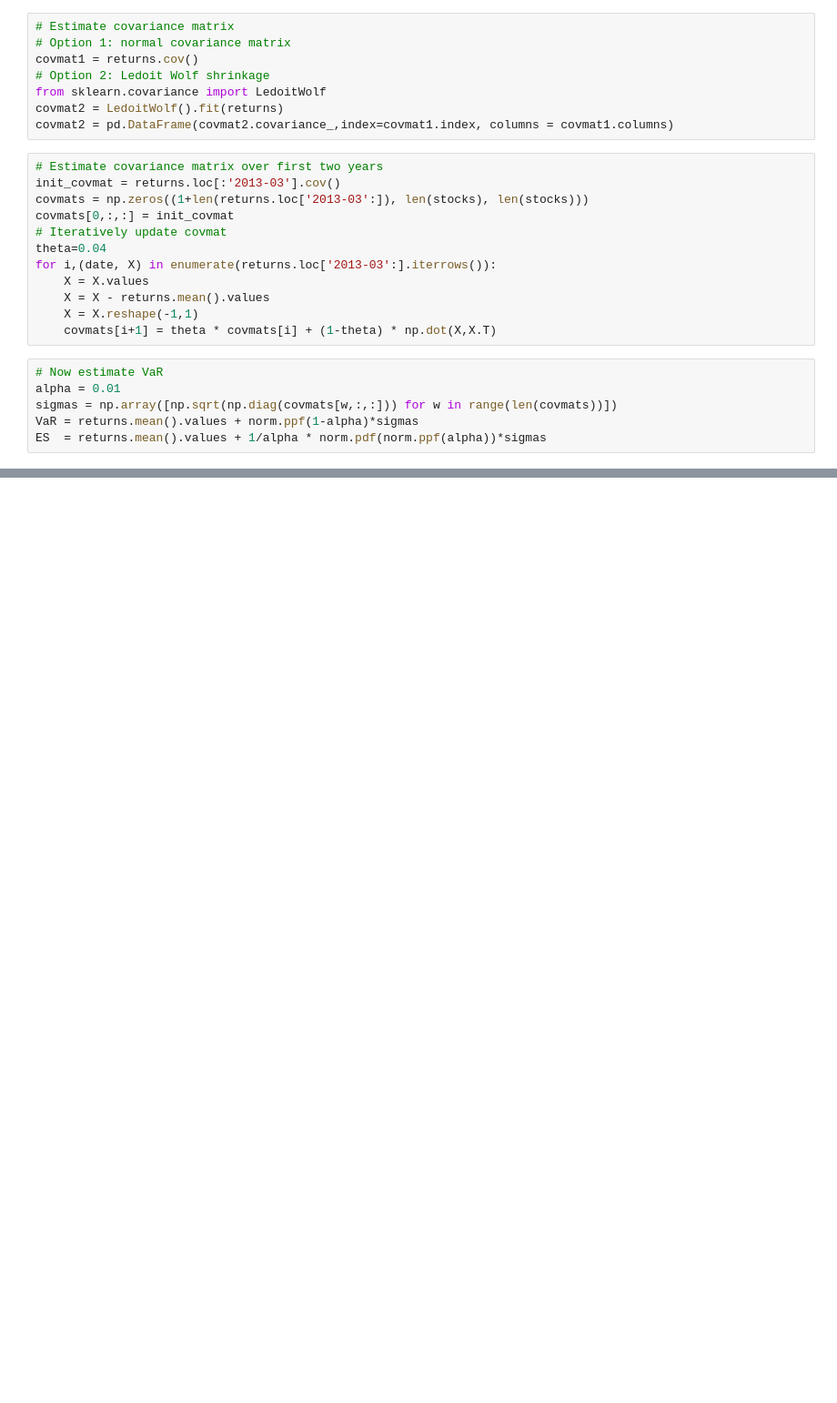
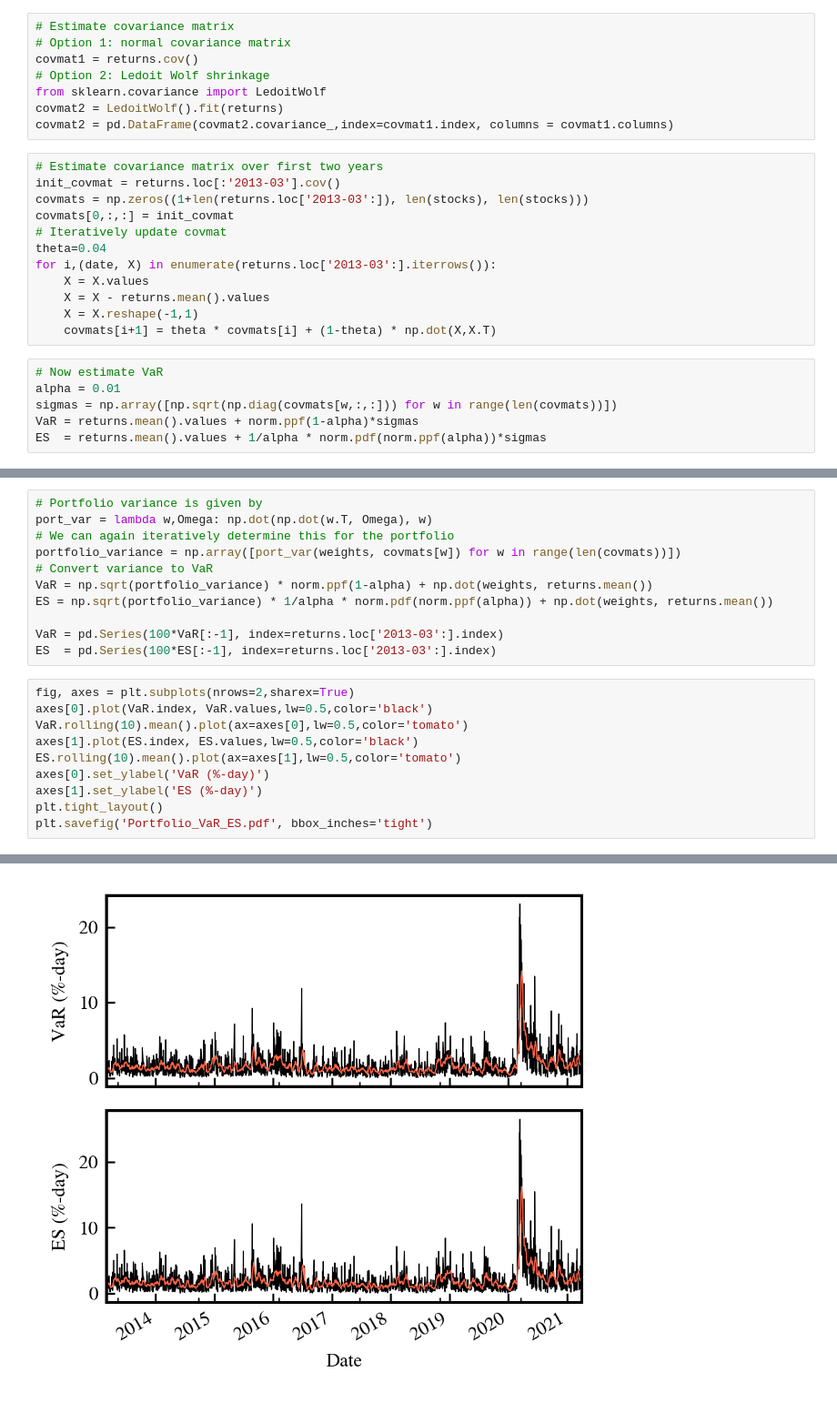
Before and after one commit to LuukOudshoorn25/QRM1, a Jupyter notebook: QRM Assignment 1.ipynb, the cells around one changed output, grey strips where cells are left out. Shown at 91% size. Drawn from its saved outputs; the diff is of its cells as text; blank space fills up the shorter version.

```diff
--- a/QRM Assignment 1.ipynb
+++ b/QRM Assignment 1.ipynb
@@ -177,0 +190,22 @@ plt.show()
+# %%
+# Portfolio variance is given by
+port_var = lambda w,Omega: np.dot(np.dot(w.T, Omega), w)
+# We can again iteratively determine this for the portfolio
+portfolio_variance = np.array([port_var(weights, covmats[w]) for w in range(len(covmats))])
+# Convert variance to VaR
+VaR = np.sqrt(portfolio_variance) * norm.ppf(1-alpha) + np.dot(weights, returns.mean())
+ES = np.sqrt(portfolio_variance) * 1/alpha * norm.pdf(norm.ppf(alpha)) + np.dot(weights, returns.mean())
+
+VaR = pd.Series(100*VaR[:-1], index=returns.loc['2013-03':].index)
+ES  = pd.Series(100*ES[:-1], index=returns.loc['2013-03':].index)
+# %%
+fig, axes = plt.subplots(nrows=2,sharex=True)
+axes[0].plot(VaR.index, VaR.values,lw=0.5,color='black')
+VaR.rolling(10).mean().plot(ax=axes[0],lw=0.5,color='tomato')
+axes[1].plot(ES.index, ES.values,lw=0.5,color='black')
+ES.rolling(10).mean().plot(ax=axes[1],lw=0.5,color='tomato')
+axes[0].set_ylabel('VaR (%-day)')
+axes[1].set_ylabel('ES (%-day)')
+plt.tight_layout()
+plt.savefig('Portfolio_VaR_ES.pdf', bbox_inches='tight')
+# %% [output]
@@ -177,0 +228 @@ plt.show()
+[figure, added]
```
Also changed, not shown: parts of 8 cells of this notebook, 7 other files.
